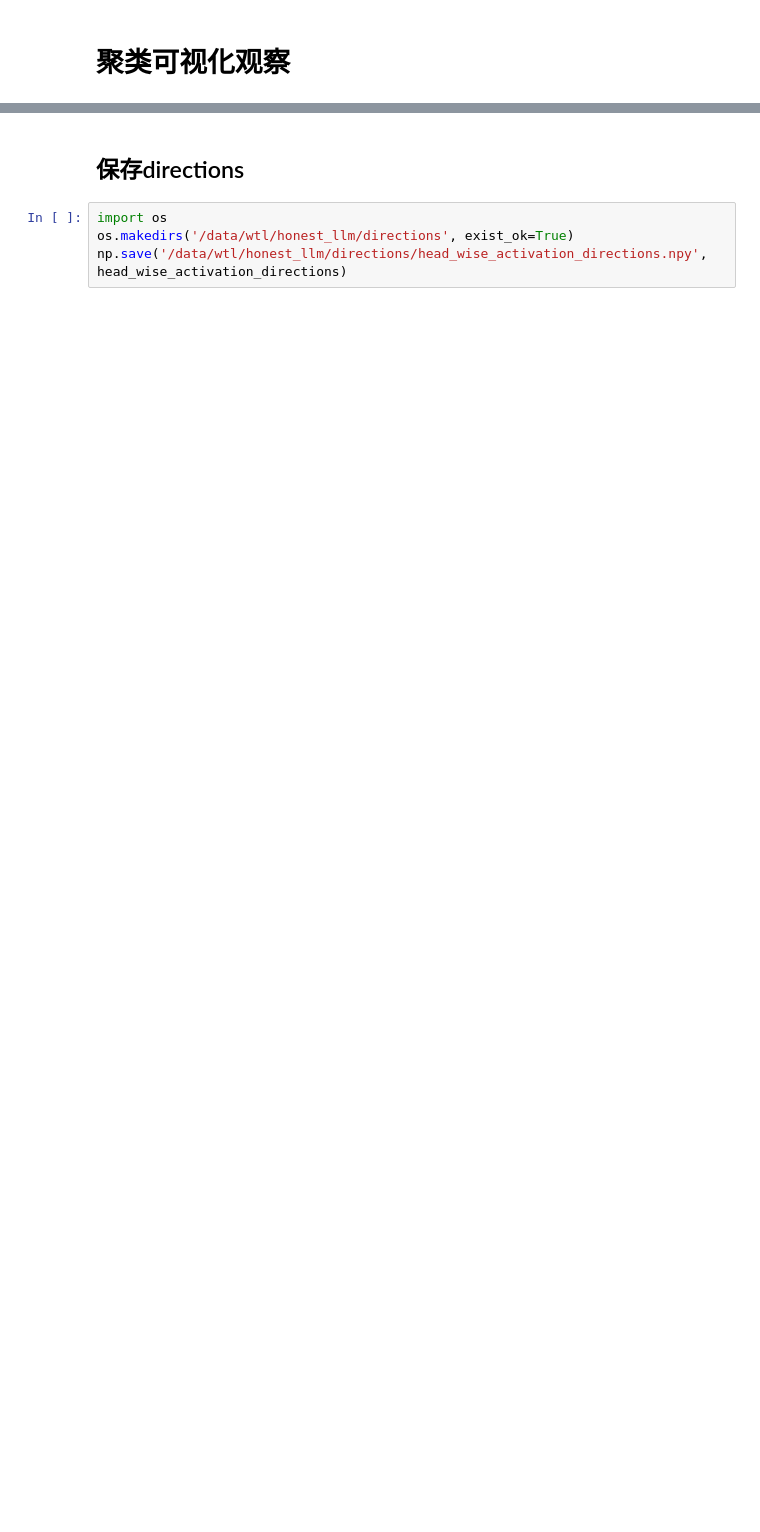
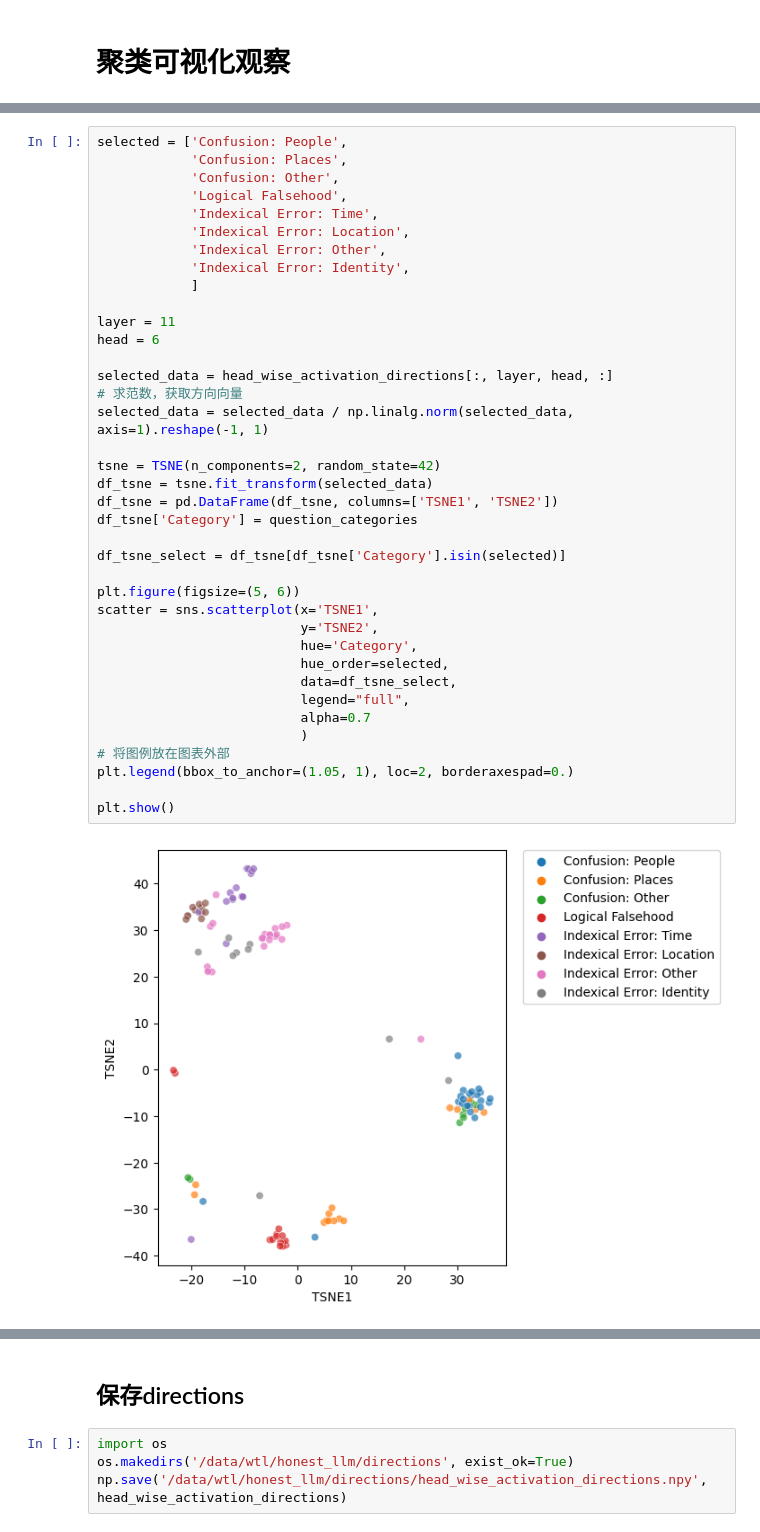
Before and after one commit to XianfengJiao/honest_llm, a Jupyter notebook: generate_direction_q_wise.ipynb, the cells around one changed output, grey strips where cells are left out. Cells and saved outputs as stored; diff of their text form; blank space fills up the shorter version.

```diff
--- a/generate_direction_q_wise.ipynb
+++ b/generate_direction_q_wise.ipynb
@@ -39,0 +135,40 @@ head_wise_activation_directions.shape
+# %%
+selected = ['Confusion: People',
+            'Confusion: Places',
+            'Confusion: Other',
+            'Logical Falsehood',
+            'Indexical Error: Time',
+            'Indexical Error: Location',
+            'Indexical Error: Other',
+            'Indexical Error: Identity',
+            ]
+
+layer = 11
+head = 6
+
+selected_data = head_wise_activation_directions[:, layer, head, :]
+# 求范数，获取方向向量
+selected_data = selected_data / np.linalg.norm(selected_data, axis=1).reshape(-1, 1)
+
+tsne = TSNE(n_components=2, random_state=42)
+df_tsne = tsne.fit_transform(selected_data)
+df_tsne = pd.DataFrame(df_tsne, columns=['TSNE1', 'TSNE2'])
+df_tsne['Category'] = question_categories
+
+df_tsne_select = df_tsne[df_tsne['Category'].isin(selected)]
+
+plt.figure(figsize=(5, 6))
+scatter = sns.scatterplot(x='TSNE1',
+                          y='TSNE2',
+                          hue='Category',
+                          hue_order=selected,
+                          data=df_tsne_select,
+                          legend="full",
+                          alpha=0.7
+                          )
+# 将图例放在图表外部
+plt.legend(bbox_to_anchor=(1.05, 1), loc=2, borderaxespad=0.)
+
+plt.show()
+# %% [output]
+[figure, added]
```
Also changed, not shown: parts of 17 cells of this notebook, 5 other files.
